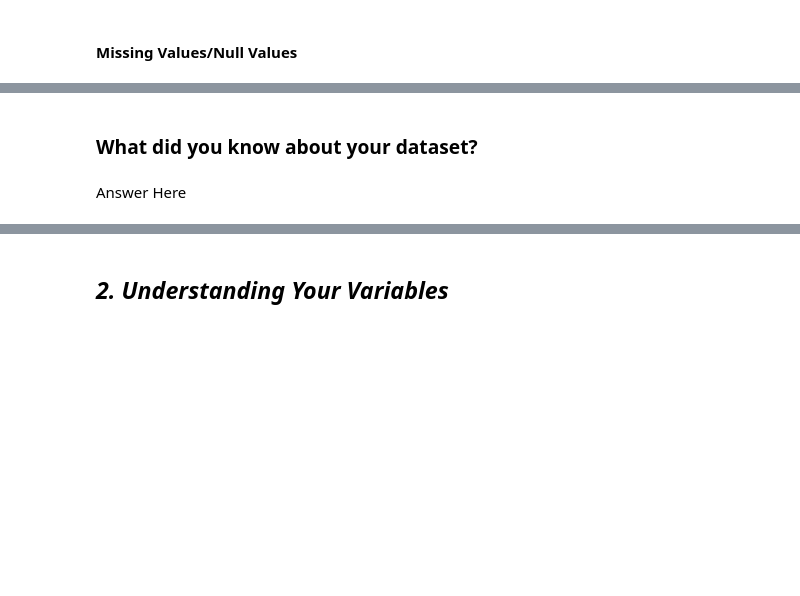
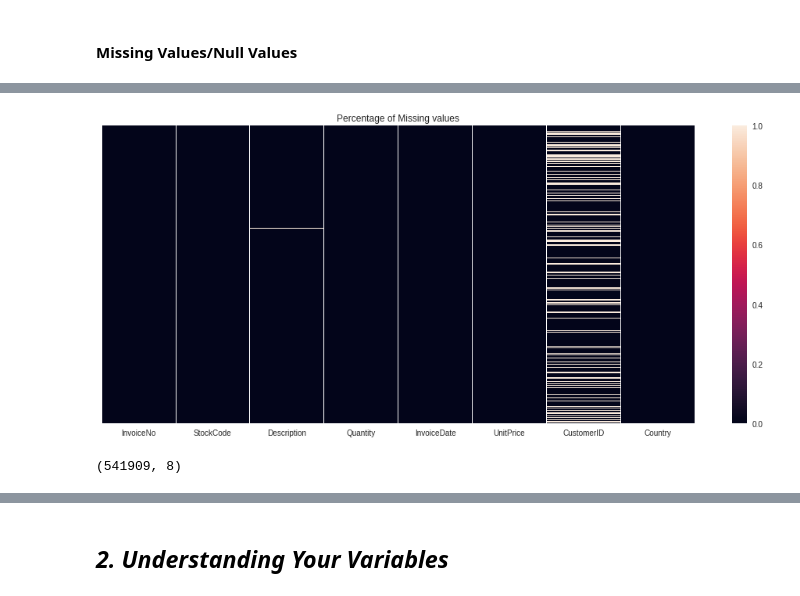
Before and after one commit to KartikKumar7070/Online-Retail-Customer-Segmentation, a Jupyter notebook: ML_Unsupervised_Capstone_Project.ipynb, the cells around one changed output, grey strips where cells are left out. Cells and saved outputs as stored; diff of their text form; code cells hidden in the pictures; blank space fills up the shorter version.

```diff
--- a/ML_Unsupervised_Capstone_Project.ipynb
+++ b/ML_Unsupervised_Capstone_Project.ipynb
@@ -93,3 +126,6 @@ M - Multivariate Analysis
+# %%
+#loading the datasets
+df = pd.read_excel('/content/drive/MyDrive/ML UML CAPSTONE PROJECT/Online Retail.xlsx')
 # %% [markdown]
 ### Dataset First View
 # %%
@@ -115,4 +202,12 @@ M - Multivariate Analysis
-# %% [markdown]
-### What did you know about your dataset?
-# %% [markdown]
-Answer Here
+# %%
+# Visualizing the missing values
+plt.figure(figsize=(17, 7))
+sns.heatmap(df.isnull(),cbar=True, yticklabels=False)
+plt.title("Percentage of Missing values")
+plt.show()
+# %% [output]
+[figure, added]
+# %%
+df.shape
+# %% [output]
+(541909, 8)
```
Also changed, not shown: parts of 131 cells of this notebook.
